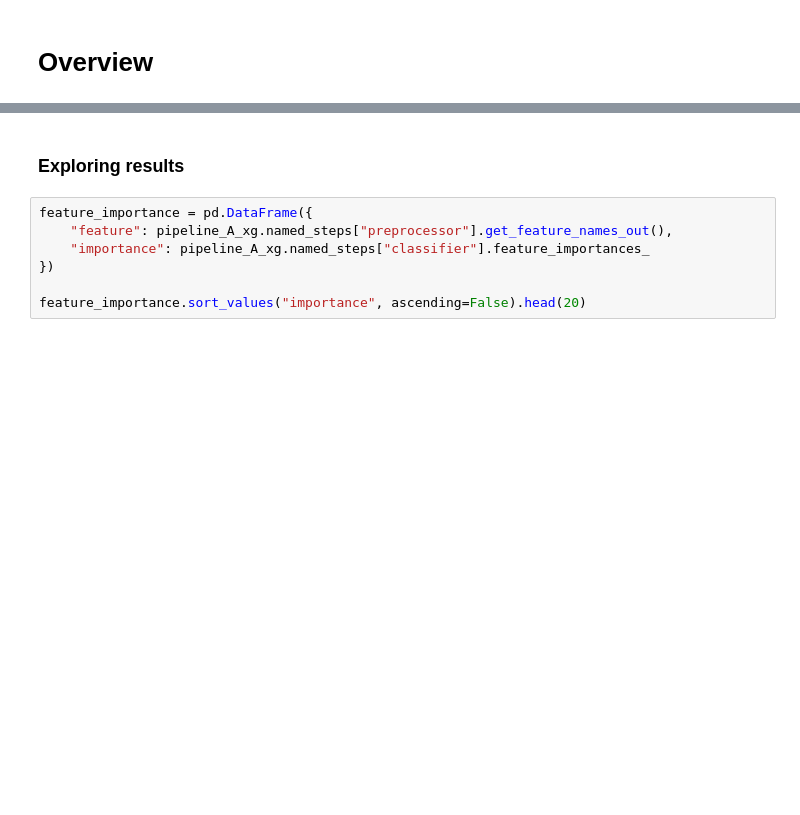
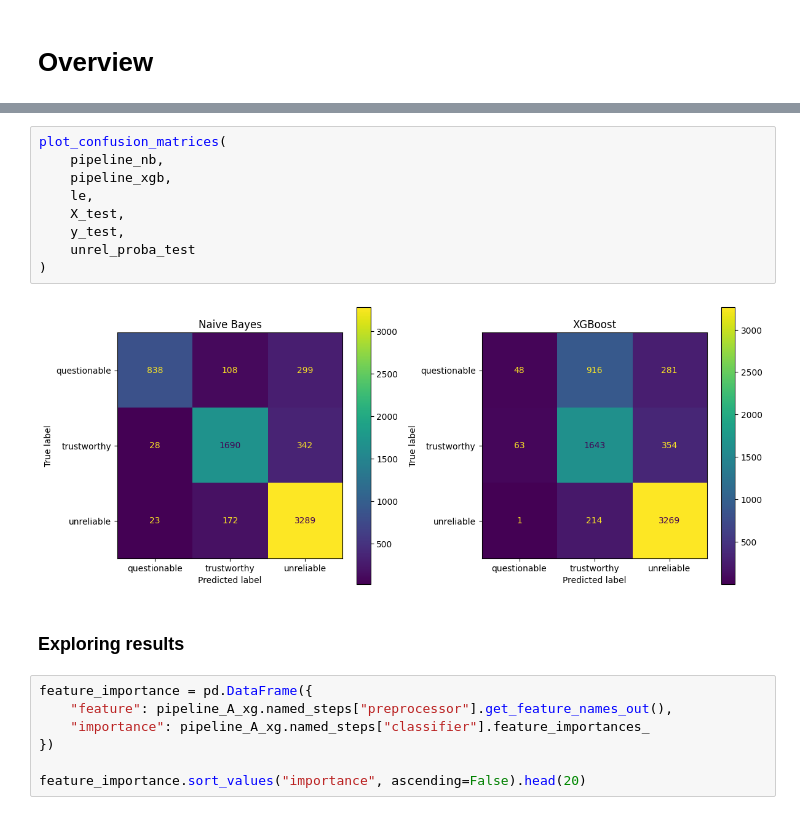
Before and after one commit to navaso93/liar_project, a Jupyter notebook: naive-model_navaso93.ipynb, the cells around one changed output, grey strips where cells are left out. Drawn from its saved outputs; the diff is of its cells as text; blank space fills up the shorter version.

```diff
--- a/naive-model_navaso93.ipynb
+++ b/naive-model_navaso93.ipynb
@@ -791,3 +931,14 @@ plt.show()
+# %%
+plot_confusion_matrices(
+    pipeline_nb,
+    pipeline_xgb,
+    le,
+    X_test,
+    y_test,
+    unrel_proba_test
+)
+# %% [output]
+[figure, added]
 # %% [markdown]
 ### Exploring results
 # %%
```
Also changed, not shown: parts of 78 cells of this notebook.
